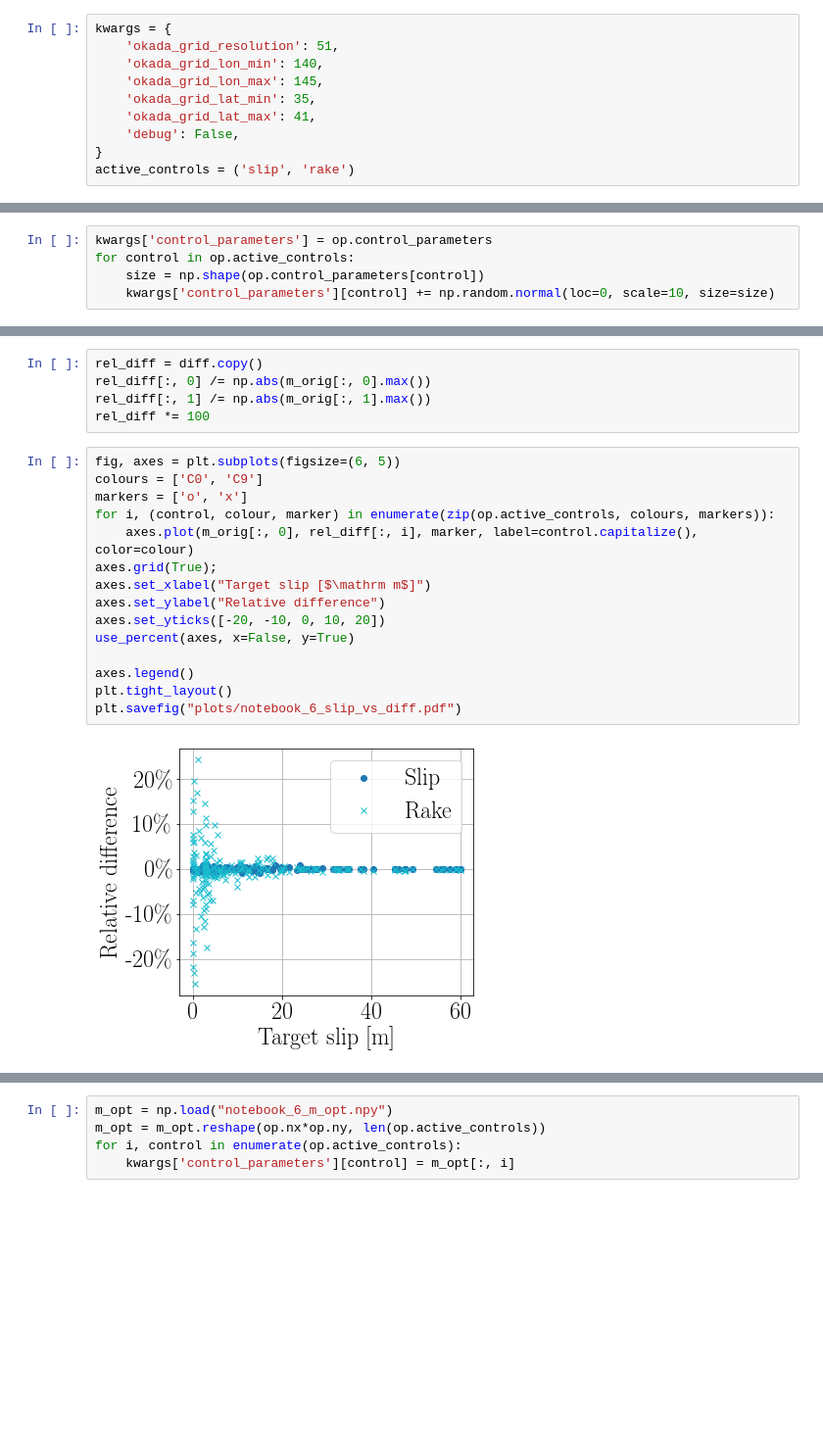
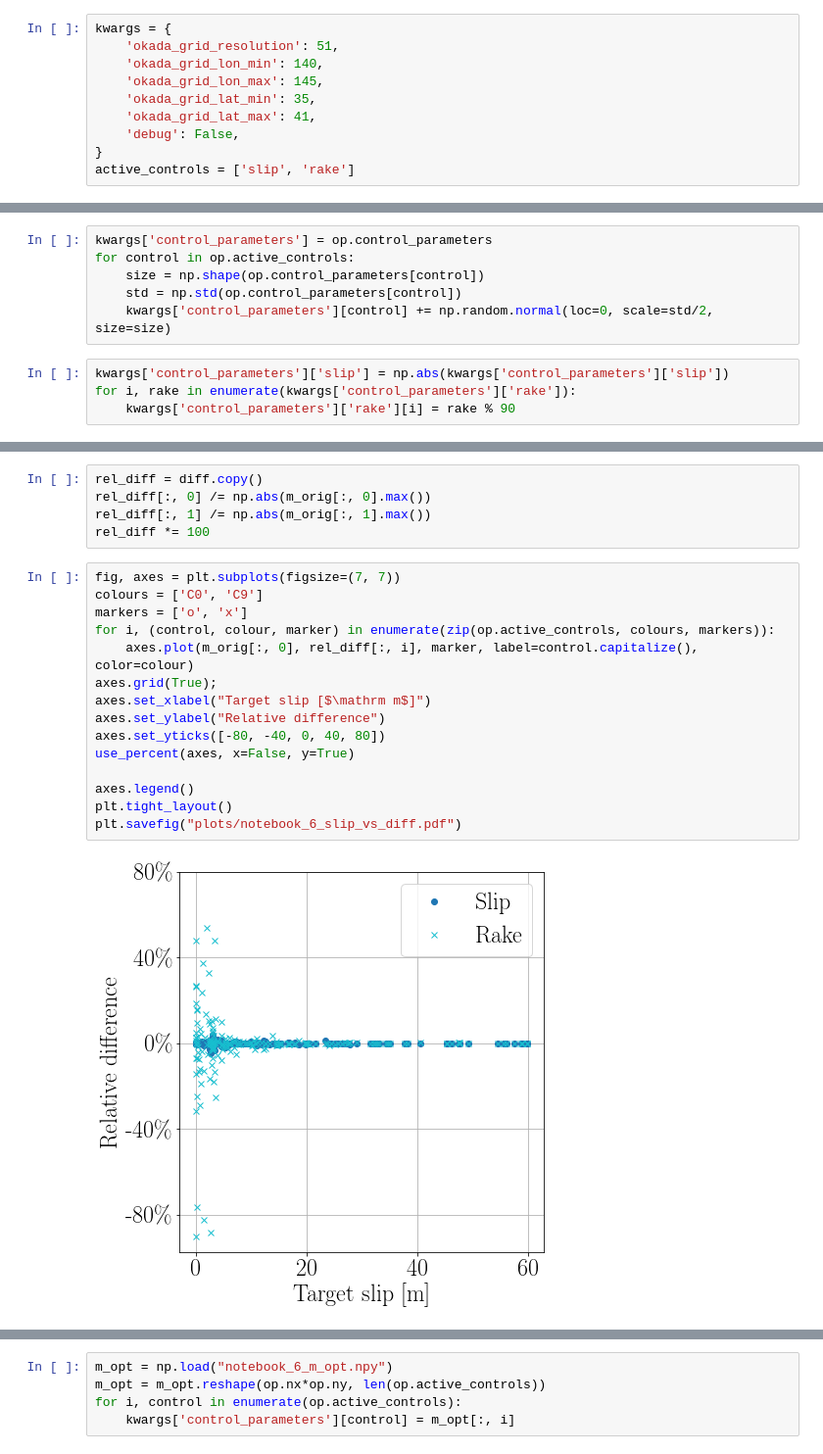
Before and after one commit to jwallwork23/adapt_utils_notebooks, a Jupyter notebook: case_studies/tohoku/02-okada/06-invert-okada-slip-and-rake-only.ipynb, the cells around one changed output, grey strips where cells are left out. Shown at 98% size. Drawn from its saved outputs; the diff is of its cells as text; blank space fills up the shorter version.

```diff
--- a/case_studies/tohoku/02-okada/06-invert-okada-slip-and-rake-only.ipynb
+++ b/case_studies/tohoku/02-okada/06-invert-okada-slip-and-rake-only.ipynb
@@ -55,5 +55,5 @@ kwargs = {
     'okada_grid_lat_max': 41,
     'debug': False,
 }
-active_controls = ('slip', 'rake')
+active_controls = ['slip', 'rake']
 # %%
@@ -83,7 +80,12 @@ This effectively means 'choose an initial guess'.
 kwargs['control_parameters'] = op.control_parameters
 for control in op.active_controls:
     size = np.shape(op.control_parameters[control])
-    kwargs['control_parameters'][control] += np.random.normal(loc=0, scale=10, size=size)
+    std = np.std(op.control_parameters[control])
+    kwargs['control_parameters'][control] += np.random.normal(loc=0, scale=std/2, size=size)
+# %%
+kwargs['control_parameters']['slip'] = np.abs(kwargs['control_parameters']['slip'])
+for i, rake in enumerate(kwargs['control_parameters']['rake']):
+    kwargs['control_parameters']['rake'][i] = rake % 90
 # %% [markdown]
 When setting the free surface initial condition using the Okada model, we tell `pyadolc` to annotate its tape.
 For this application we need to modify the way that the tape is annotated by default and therefore pass the `interpolate` flag as `True`:
@@ -314,22 +327,22 @@ rel_diff[:, 0] /= np.abs(m_orig[:, 0].max())
 rel_diff[:, 1] /= np.abs(m_orig[:, 1].max())
 rel_diff *= 100
 # %%
-fig, axes = plt.subplots(figsize=(6, 5))
+fig, axes = plt.subplots(figsize=(7, 7))
 colours = ['C0', 'C9']
 markers = ['o', 'x']
 for i, (control, colour, marker) in enumerate(zip(op.active_controls, colours, markers)):
     axes.plot(m_orig[:, 0], rel_diff[:, i], marker, label=control.capitalize(), color=colour)
 axes.grid(True);
 axes.set_xlabel("Target slip [$\mathrm m$]")
 axes.set_ylabel("Relative difference")
-axes.set_yticks([-20, -10, 0, 10, 20])
+axes.set_yticks([-80, -40, 0, 40, 80])
 use_percent(axes, x=False, y=True)
 
 axes.legend()
 plt.tight_layout()
 plt.savefig("plots/notebook_6_slip_vs_diff.pdf")
 # %% [output]
-[figure, old version]
+[figure, new version]
 # %%
 fig, axes = plt.subplots(figsize=(6, 5))
 colours = ['C0', 'C9']
```
Also changed, not shown: parts of 14 cells of this notebook, 7 other files.
